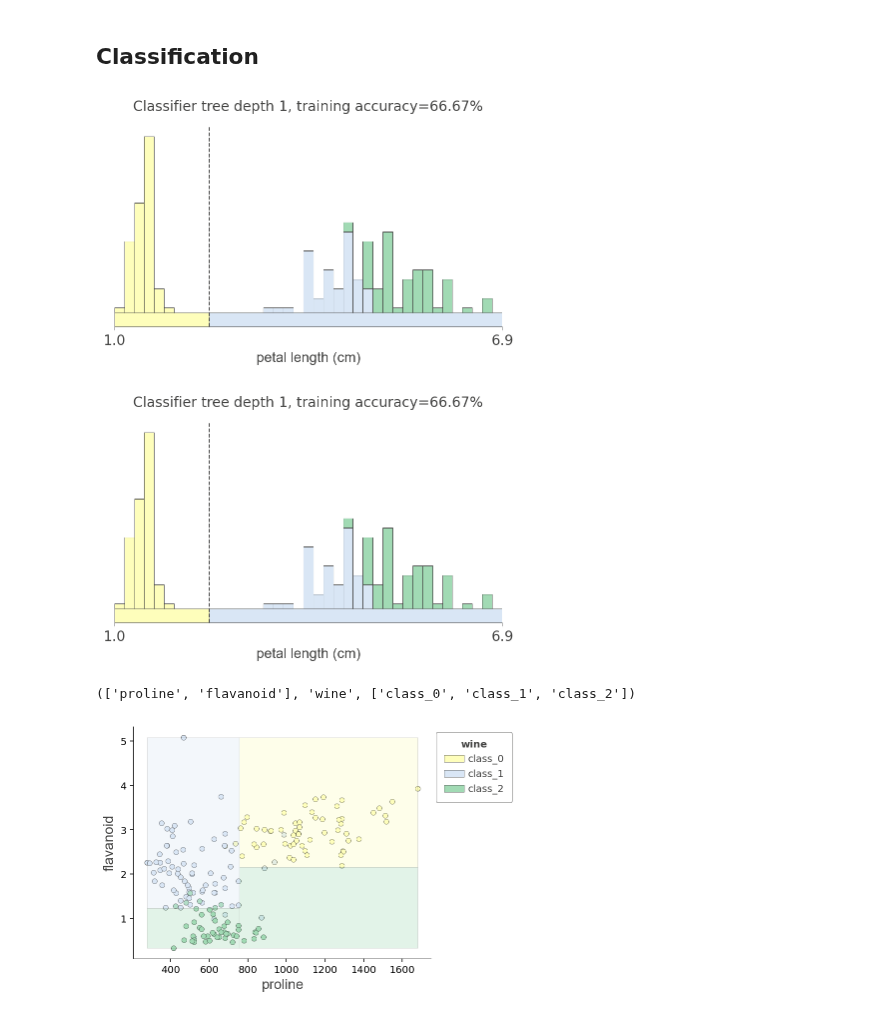
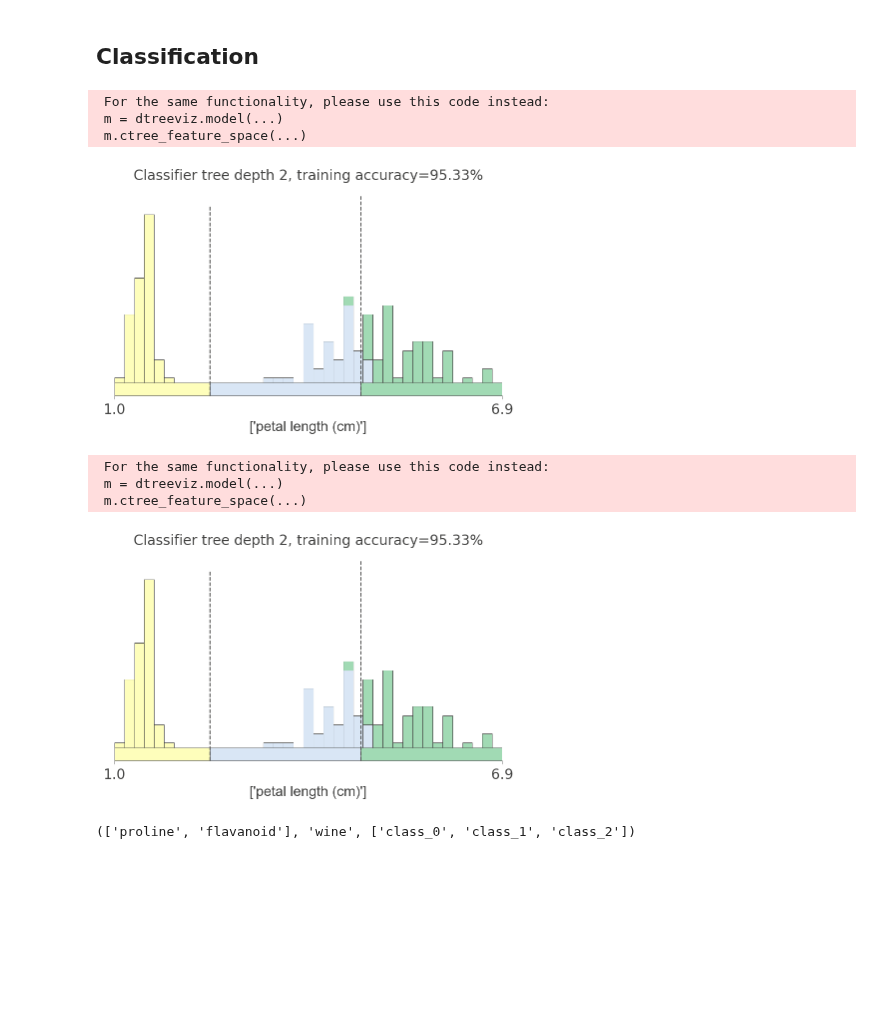
Before and after one commit to parrt/dtreeviz, a Jupyter notebook: notebooks/partitioning.ipynb, the cells around one changed output. Cells and saved outputs as stored; diff of their text form; code cells hidden in the pictures; blank space fills up the shorter version.

```diff
--- a/notebooks/partitioning.ipynb
+++ b/notebooks/partitioning.ipynb
@@ -93,20 +105,23 @@ feature_c_univar = "petal length (cm)"
 target_c_univar = "iris"
 class_names_univar = list(iris.target_names)
 # %%
-dtc_univar = DecisionTreeClassifier(max_depth=1, min_samples_leaf=1)
+dtc_univar = DecisionTreeClassifier(max_depth=2, min_samples_leaf=1)
 dtc_univar.fit(X, y)
 
-skdtree_c_univar = ShadowSKDTree(dtc_univar, X, y, feature_c_univar, target_c_univar, class_names_univar)
+skdtree_c_univar = ShadowSKDTree(dtc_univar, X, y, [feature_c_univar], target_c_univar, class_names_univar)
 # %%
-figsize = (6,2)
+figsize = (10,2)
 ctreeviz_univar(dtc_univar, X, y,
                 feature_names=feature_c_univar, target_name=target_c_univar, class_names=class_names_univar,
                 nbins=40, gtype='barstacked',
                 show={'splits','title'})
 plt.tight_layout()
 plt.show()
 # %% [output]
+ For the same functionality, please use this code instead:
+ m = dtreeviz.model(...)
+ m.ctree_feature_space(...)
-[figure, old version]
+[figure, new version]
 # %%
 figsize = (6,2)
 ctreeviz_univar(skdtree_c_univar,
@@ -115,7 +130,10 @@ ctreeviz_univar(skdtree_c_univar,
 plt.tight_layout()
 plt.show()
 # %% [output]
+ For the same functionality, please use this code instead:
+ m = dtreeviz.model(...)
+ m.ctree_feature_space(...)
-[figure, old version]
+[figure, new version]
 # %%
 wine = load_wine()
 X = wine.data
@@ -142,15 +160,6 @@ dtc_bivar = DecisionTreeClassifier(max_depth=2)
 dtc_bivar.fit(X, y)
 
 skdtree_c_bivar = ShadowSKDTree(dtc_bivar, X, y, feature_c_bivar, target_c_bivar, class_name_bivar)
-# %%
-ctreeviz_bivar(dtc_bivar, X, y,
-               feature_names=feature_c_bivar, target_name=target_c_bivar, class_names=class_name_bivar,
-               show={'splits', "legend"},
-               colors={'scatter_edge': 'black'})
-plt.tight_layout()
-plt.show()
-# %% [output]
-[figure, removed]
 # %%
 ctreeviz_bivar(skdtree_c_bivar,
                show={'splits', "legend"},
```
Also changed, not shown: parts of 4 cells of this notebook.
